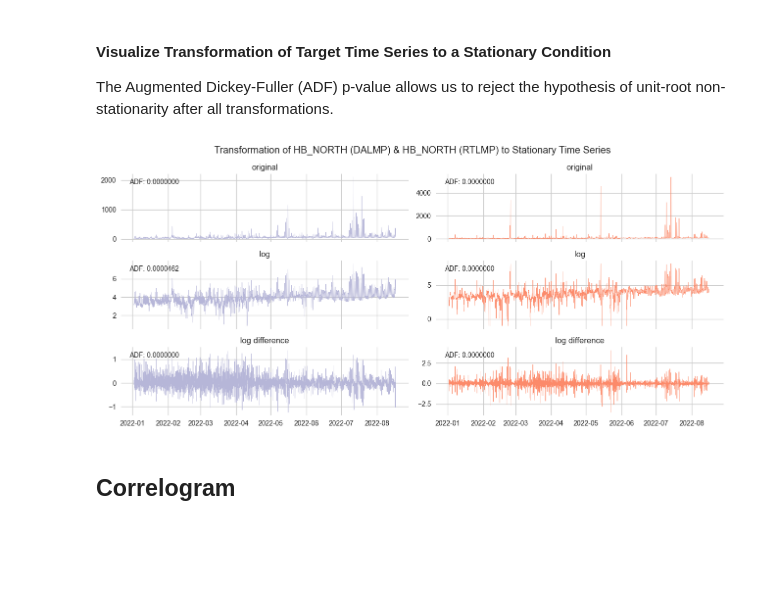
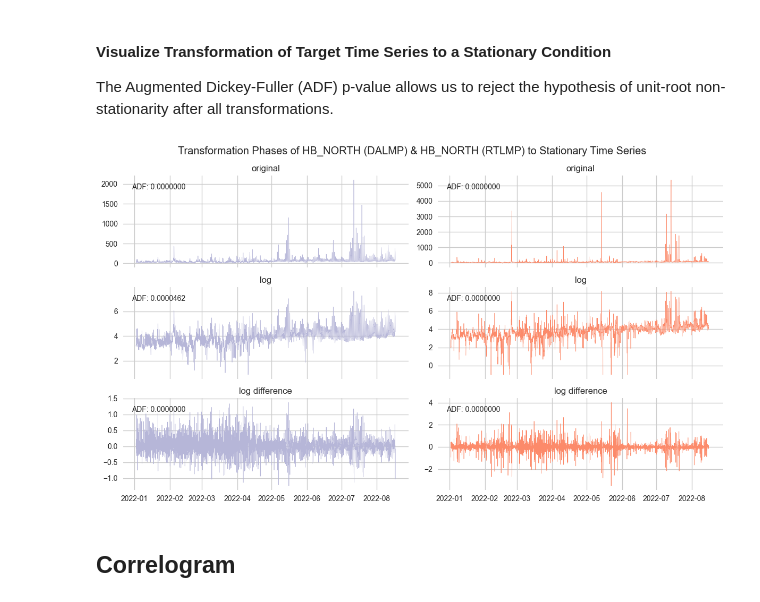
Before and after one commit to emskiphoto/ERCOT_electricity_price_forecast, a Jupyter notebook: src/3 - Stationarity and Seasonality.ipynb, the cells around one changed output. Drawn from its saved outputs; the diff is of its cells as text; code cells hidden in the pictures; blank space fills up the shorter version.

```diff
--- a/src/3 - Stationarity and Seasonality.ipynb
+++ b/src/3 - Stationarity and Seasonality.ipynb
@@ -236,5 +228,5 @@ for ax_, col in zip(ax.flatten(), ts_24_12.columns.levels[0]):
         ts_24_12.loc[:, pd.IndexSlice[col]].plot(legend=None, colormap='viridis', ax=ax_, alpha=0.8)
         ax_.set_title(col)
         ax_.grid(axis='both')
-        fig.suptitle('Seasonal Decomposition 24-hour Profiles', y=0.92)
+        fig.suptitle(f'Seasonal Decomposition 24-hour Profiles - {start_to_end_str}', y=0.92)
 # %% [output]
@@ -373,20 +365,20 @@ Freq: H, Name: HB_NORTH (DALMP), Length: 5496, dtype: float64
 The Augmented Dickey-Fuller (ADF) p-value allows us to reject the hypothesis of unit-root non-stationarity after all transformations.
 # %%
 with sns.axes_style('white'):
-    fig, axes = plt.subplots(nrows=3, ncols=2, figsize=(13, 6), sharex=True)
+    fig, axes = plt.subplots(nrows=3, ncols=2, figsize=(12, 7), sharex=True)
     for ax_col_, target_ in zip(range(axes.shape[1]), target_series.keys()):
         for ax_row_, (transform_, x_dict_) in zip(range(axes.shape[0]), transforms_targets_series.items()):
             ax_ = axes[ax_row_, ax_col_]
             x_ = x_dict_[target_]
             ax_.plot(x_, color=colors_target[target_], lw=0.5)
             ax_.set_title(transform_)
             ax_.grid(axis='both')
             ax_.text(x=.03,y=.85,s=f'ADF: {tsa.adfuller(x_.dropna())[1]:.7f}', transform=ax_.transAxes)
-    fig.suptitle(f'Transformation of {" & ".join(target_series.keys())} to Stationary Time Series', y=0.98)
+    fig.suptitle(f'Transformation Phases of {" & ".join(target_series.keys())} to Stationary Time Series', y=0.98)
     fig.tight_layout()
     plt.show()
 # %% [output]
-[figure, old version]
+[figure, new version]
 # %% [markdown]
 ## Correlogram
 # %% [markdown]
```
Also changed, not shown: parts of 10 cells of this notebook, 6 other files.
